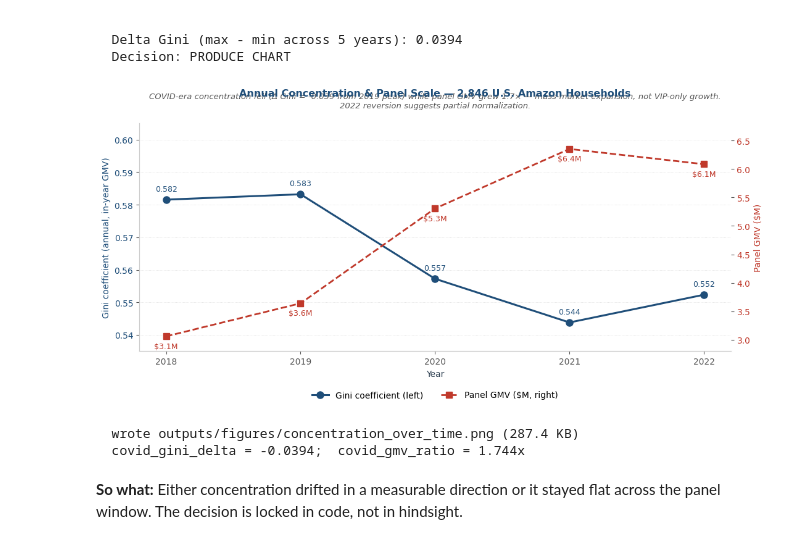
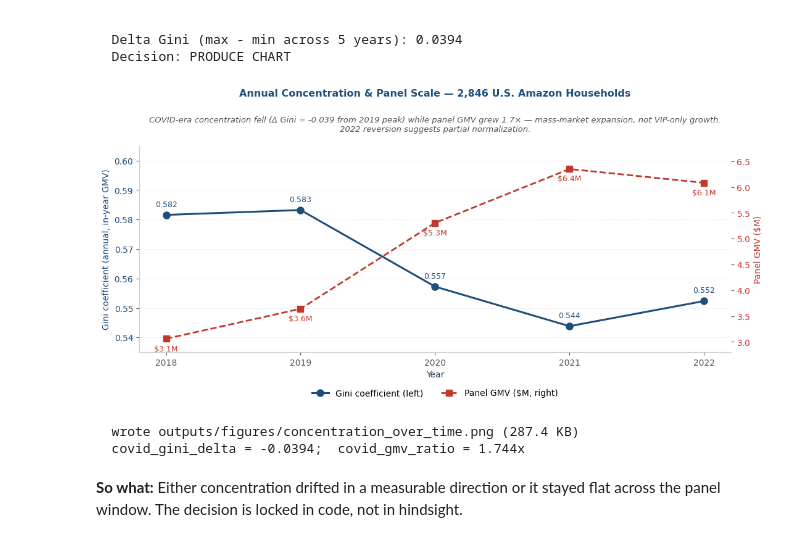
Before and after one commit to lilwan345/amazon-revenue-analytics, a Jupyter notebook: notebooks/01_layer1_concentration.ipynb, the cells around one changed output. Cells and saved outputs as stored; diff of their text form; code cells hidden in the pictures.

```diff
--- a/notebooks/01_layer1_concentration.ipynb
+++ b/notebooks/01_layer1_concentration.ipynb
@@ -1315,7 +1315,7 @@ if delta_gini >= 0.03:
 
     ax.set_title(
         "Annual Concentration & Panel Scale — 2,846 U.S. Amazon Households",
-        pad=32, fontsize=11.5,
+        pad=58, fontsize=11.5,
     )
     ax.text(
         0.5, 1.06,
@@ -1336,34 +1336,34 @@ if delta_gini >= 0.03:
     ax.set_ylim(bottom=0.535, top=0.605)
     # Hard-cap right axis to (2.8, 6.8) — caps the top tick at 6.5 cleanly and
     # eliminates a dangling "7" mark that earlier auto-padding created.
     ax2.set_ylim(bottom=2.8, top=6.8)
 
     ax.yaxis.grid(True, linestyle=":", color="#dddddd", linewidth=0.6)
     ax.set_axisbelow(True)
     ax.set_xticks(YEARS)
 
     # Legend below the x-axis (outside plot area) — guarantees no overlap with
     # any data-point annotation regardless of where the GMV/Gini lines run.
     ax.legend(
         handles=[line_gini, line_gmv],
         loc="upper center",
         bbox_to_anchor=(0.5, -0.14),
         ncol=2,
         fontsize=10, frameon=False,
     )
 
     plt.tight_layout(rect=[0, 0.04, 1, 0.90])
 
     GINI_TIME_PNG = PROJECT_ROOT / "outputs" / "figures" / "concentration_over_time.png"
     plt.savefig(GINI_TIME_PNG, dpi=300, facecolor="white", bbox_inches="tight")
     plt.show()
     print(f"  wrote {GINI_TIME_PNG.relative_to(PROJECT_ROOT)} "
           f"({GINI_TIME_PNG.stat().st_size / 1024:.1f} KB)")
     print(f"  covid_gini_delta = {covid_gini_delta:+.4f};  covid_gmv_ratio = {covid_gmv_ratio:.3f}x")
 else:
     print(f"  No chart produced -- Delta Gini = {delta_gini:.4f} < 0.03 threshold.")
 # %% [output]
-[figure, old version]
+[figure, new version]
   wrote outputs/figures/concentration_over_time.png (287.4 KB)
   covid_gini_delta = -0.0394;  covid_gmv_ratio = 1.744x
 # %% [markdown]
```
Also changed, not shown: parts of 1 cell of this notebook, 2 other files.
